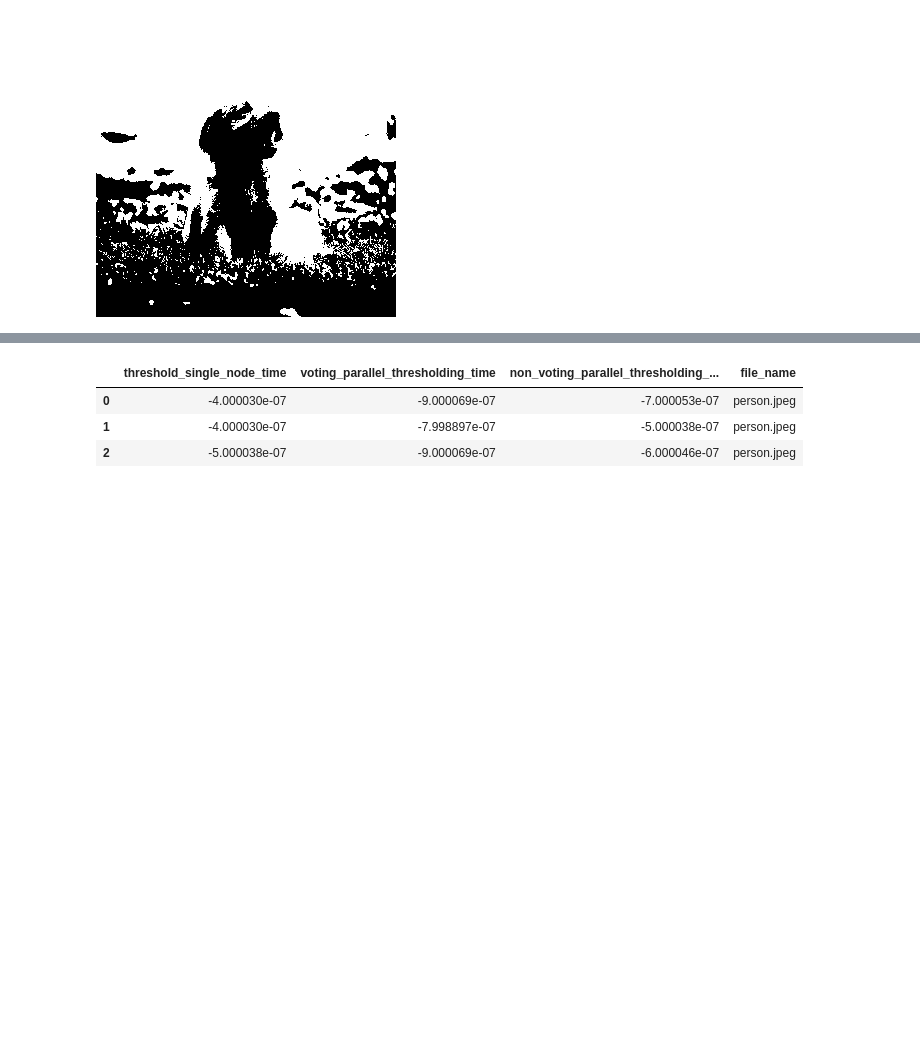
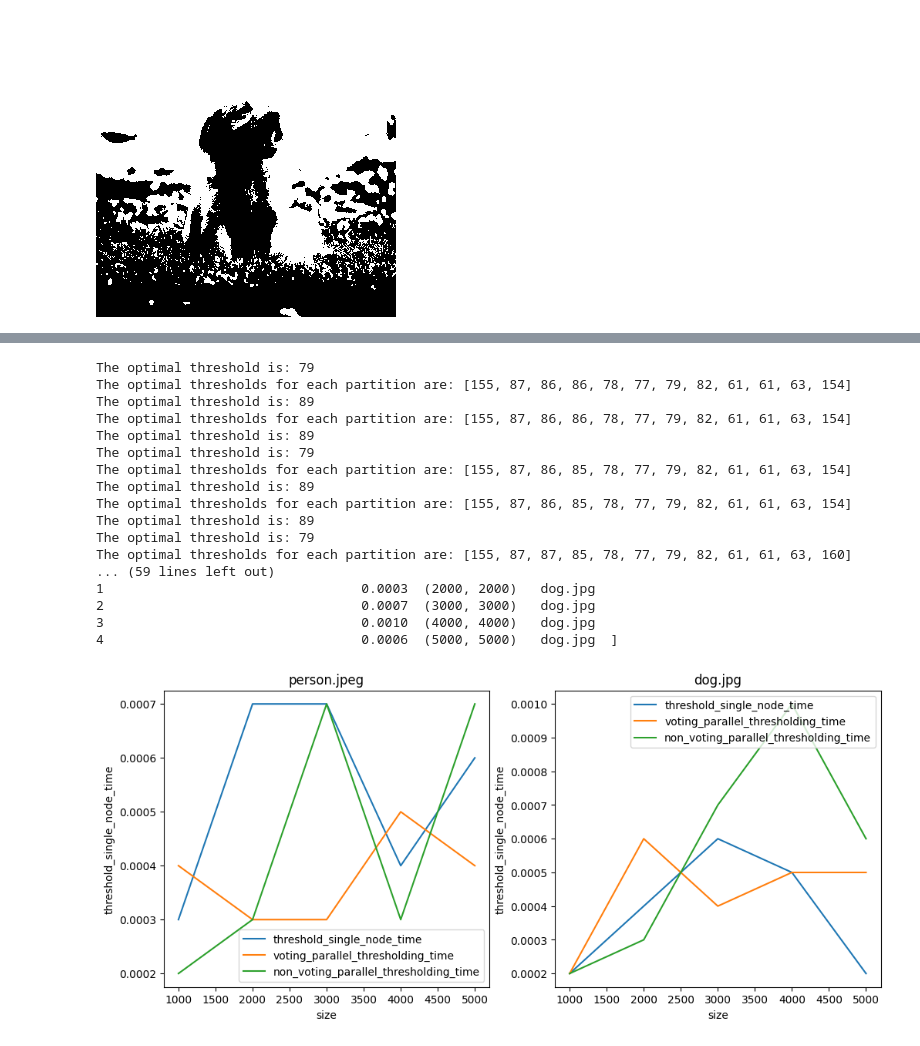
Before and after one commit to spuertaf/Operating-Systems, a Jupyter notebook: thresholding/src/main.ipynb, the cells around one changed output, grey strips where cells are left out. Saved outputs shown, nothing was run; the diff lists cells and outputs as text; code cells hidden in the pictures; blank space fills up the shorter version.

```diff
--- a/thresholding/src/main.ipynb
+++ b/thresholding/src/main.ipynb
@@ -77,10 +86,22 @@ Wall time: 2.47 s
 # %%
-results = benchmark(["C:\\Users\\puert\\OneDrive\\Escritorio\\thresholding\\img\\person.jpeg",
-           "C:\\Users\\puert\\OneDrive\\Escritorio\\thresholding\\img\\dog.jpg"])
+plot_benchmarking(["C:\\Users\\Admin\\Desktop\\Operating-Systems\\thresholding\\img\\person.jpeg",
+           "C:\\Users\\Admin\\Desktop\\Operating-Systems\\thresholding\\img\\dog.jpg"])
+# %% [output]
+The optimal threshold is: 79
+The optimal thresholds for each partition are: [155, 87, 86, 86, 78, 77, 79, 82, 61, 61, 63, 154]
+The optimal threshold is: 89
+The optimal thresholds for each partition are: [155, 87, 86, 86, 78, 77, 79, 82, 61, 61, 63, 154]
+The optimal threshold is: 89
+The optimal threshold is: 79
+The optimal thresholds for each partition are: [155, 87, 86, 85, 78, 77, 79, 82, 61, 61, 63, 154]
+The optimal threshold is: 89
+The optimal thresholds for each partition are: [155, 87, 86, 85, 78, 77, 79, 82, 61, 61, 63, 154]
+The optimal threshold is: 89
+The optimal threshold is: 79
+The optimal thresholds for each partition are: [155, 87, 87, 85, 78, 77, 79, 82, 61, 61, 63, 160]
+... (59 lines left out)
+1                                 0.0003  (2000, 2000)   dog.jpg
+2                                 0.0007  (3000, 3000)   dog.jpg
+3                                 0.0010  (4000, 4000)   dog.jpg
+4                                 0.0006  (5000, 5000)   dog.jpg  ]
+[figure, added]
-# %%
-results[0]
-# %% [output]
-|  | threshold_single_node_time | voting_parallel_thresholding_time | non_voting_parallel_thresholding_... | file_name |
-| 0 | -4.000030e-07 | -9.000069e-07 | -7.000053e-07 | person.jpeg |
-| 1 | -4.000030e-07 | -7.998897e-07 | -5.000038e-07 | person.jpeg |
-| 2 | -5.000038e-07 | -9.000069e-07 | -6.000046e-07 | person.jpeg |
```
Also changed, not shown: parts of 11 cells of this notebook.
